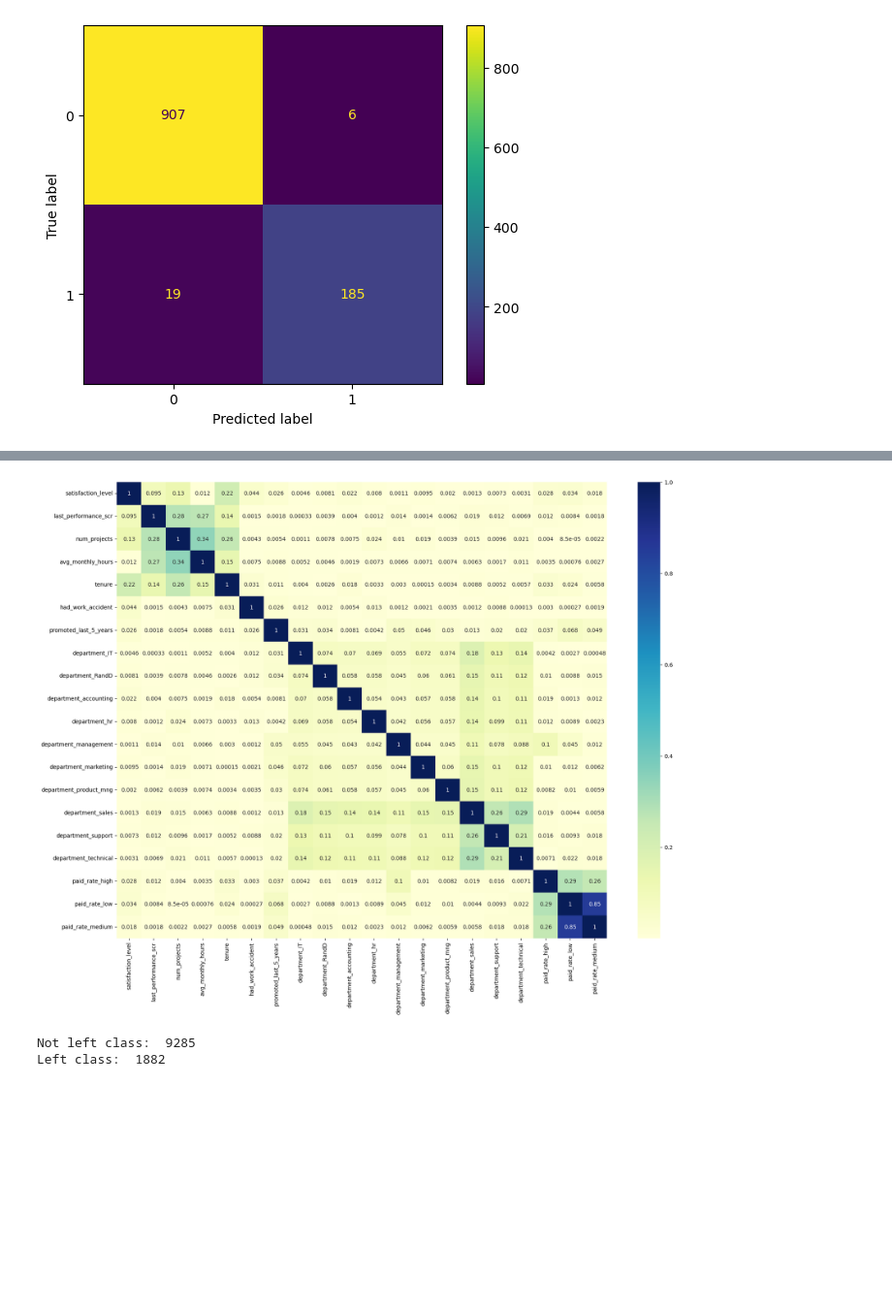
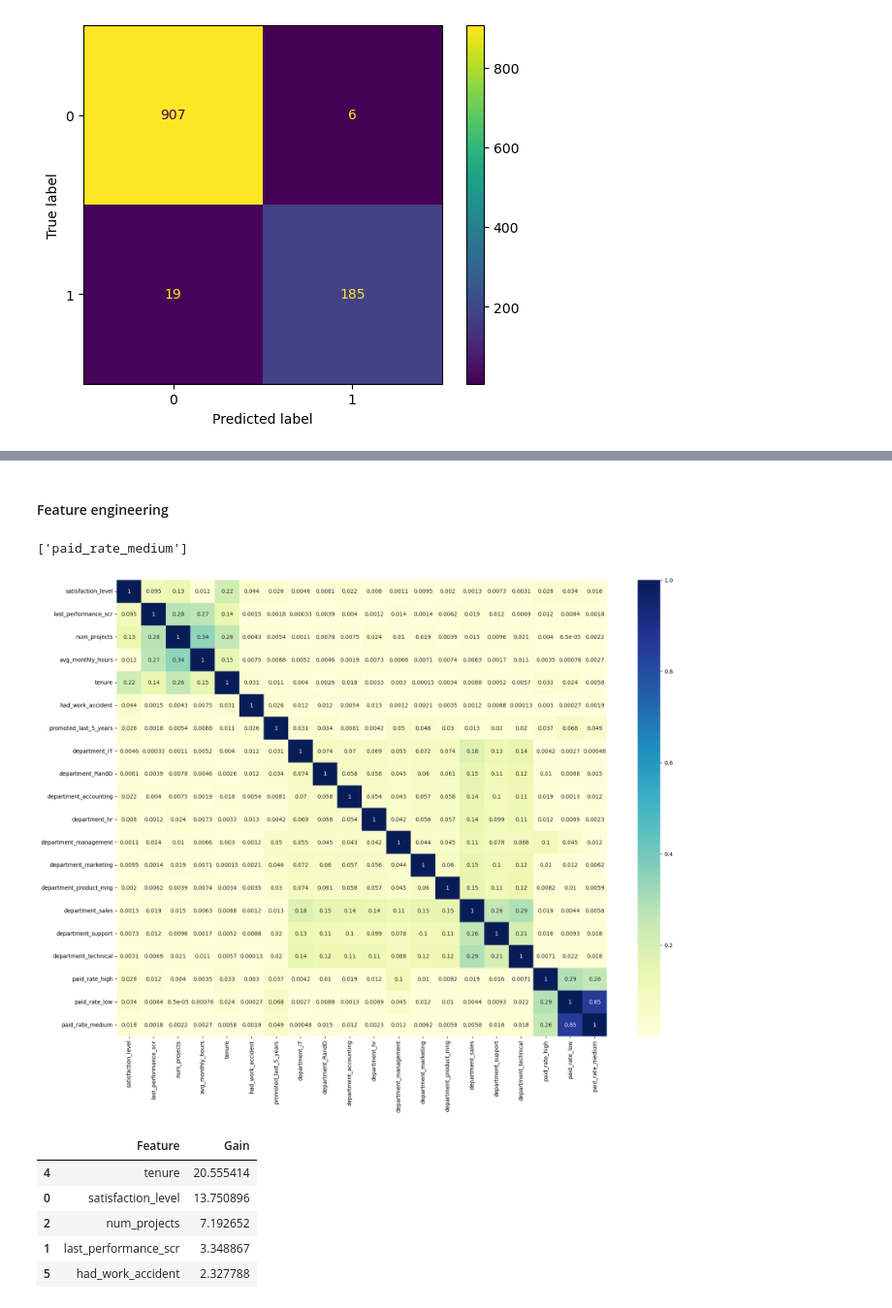
Before and after one commit to khoanfx20883/Salifort-Motors, a Jupyter notebook: Salifort_Motors.ipynb, the cells around one changed output, grey strips where cells are left out. Shown at 97% size. Saved outputs shown, nothing was run; the diff lists cells and outputs as text; code cells hidden in the pictures; blank space fills up the shorter version.

```diff
--- a/Salifort_Motors.ipynb
+++ b/Salifort_Motors.ipynb
@@ -787,34 +380,44 @@ weighted avg       0.99      0.99      0.99      1117
+# %% [markdown]
+#### Feature engineering
 # %%
 # plotting absolute value correlation matrix heatmap
 plt.figure(figsize=(20,15))
-sns.heatmap(X.corr().abs(), cmap="YlGnBu", annot=True)
+cor_mx = X.corr().abs()
+sns.heatmap(cor_mx, cmap="YlGnBu", annot=True)
 # upper triangle of correlations
 threshold = cor_mx.where(np.triu(np.ones(cor_mx.shape), k=1).astype(bool))
 # select columns with correlations above threshold
-to_drop = [column for column in threshold.columns if any(threshold[column] > 0.7)]
+to_reduced = [column for column in threshold.columns if any(threshold[column] > 0.7)]
 # reduce the columns
-df_reduced = df_encoded.drop([to_drop[0],'department','paid_rate'], axis=1)
+df_reduced = df_encoded.drop([to_reduced[0],'department','paid_rate'], axis=1)
+to_reduced
 # %% [output]
+['paid_rate_medium']
 [figure]
-# %%
-print('Not left class: ',df_reduced[df_reduced['had_left_company']==0].shape[0])
-print('Left class: ',df_reduced[df_reduced['had_left_company']==1].shape[0])
-df_reduced["had_left_company"].value_counts(normalize=True)*100
-
-#high importance features from XGBoost
-X_train_imp = X_train[['avg_monthly_hours','satisfaction_level','last_performance_scr','num_projects','tenure']]
-X_val_imp = X_val[['avg_monthly_hours','satisfaction_level','last_performance_scr','num_projects','tenure']]
-X_test_imp = X_test[['avg_monthly_hours','satisfaction_level','last_performance_scr','num_projects','tenure']]
-
-#scale the features
-X_train_scaled = StandardScaler().fit_transform(X_train)
-X_val_scaled = StandardScaler().fit_transform(X_val)
-X_test_scaled = StandardScaler().fit_transform(X_test)
-
-#scale importance features
-X_train_LR = StandardScaler().fit_transform(X_train_imp)
-X_val_LR = StandardScaler().fit_transform(X_val_imp)
-X_test_LR = StandardScaler().fit_transform(X_test_imp)
-# %% [output]
-Not left class:  9285
-Left class:  1882
+# %%
+importances = xgb_cv.best_estimator_.get_booster().get_score(importance_type='gain')
+importance_df = pd.DataFrame(importances.items(), columns=['Feature', 'Gain']).sort_values(by='Gain', ascending=False)
+
+# 5 most importance features from XGBoost
+X_train_imp = X_train[importance_df['Feature'].head()]
+X_val_imp = X_val[importance_df['Feature'].head()]
+X_test_imp = X_test[importance_df['Feature'].head()]
+
+# reduced high correlate features
+X_train_reduced = X_train.drop(columns=to_reduced)
+X_val_reduced= X_val.drop(columns=to_reduced)
+X_test_reduced = X_test.drop(columns=to_reduced)
+
+# scale the features
+X_train_scaled = StandardScaler().fit_transform(X_train)
+X_val_scaled = StandardScaler().fit_transform(X_val)
+X_test_scaled = StandardScaler().fit_transform(X_test)
+
+importance_df.head(5)
+# %% [output]
+|  | Feature | Gain |
+| 4 | tenure | 20.555414 |
+| 0 | satisfaction_level | 13.750896 |
+| 2 | num_projects | 7.192652 |
+| 1 | last_performance_scr | 3.348867 |
+| 5 | had_work_accident | 2.327788 |
```
Also changed, not shown: parts of 49 cells of this notebook.
